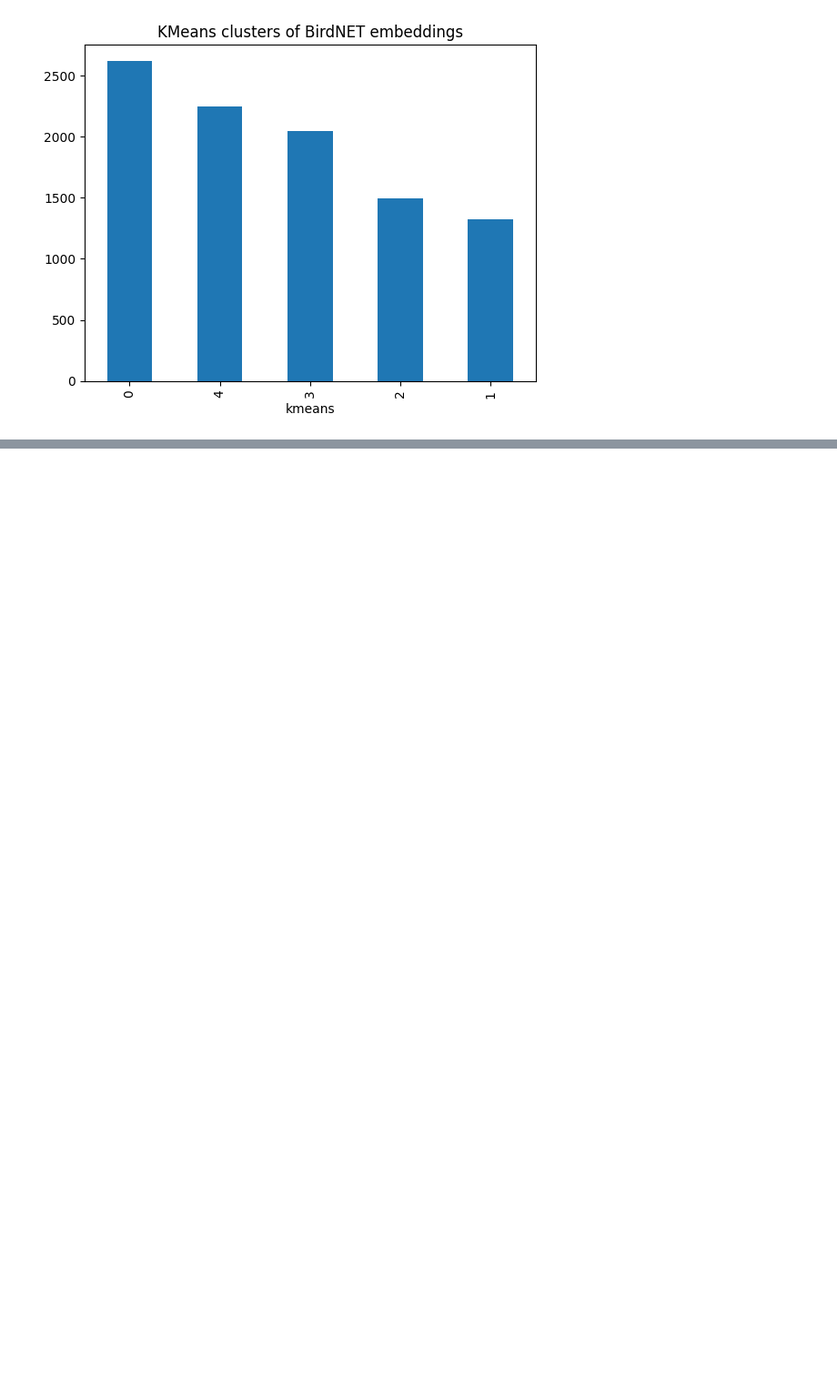
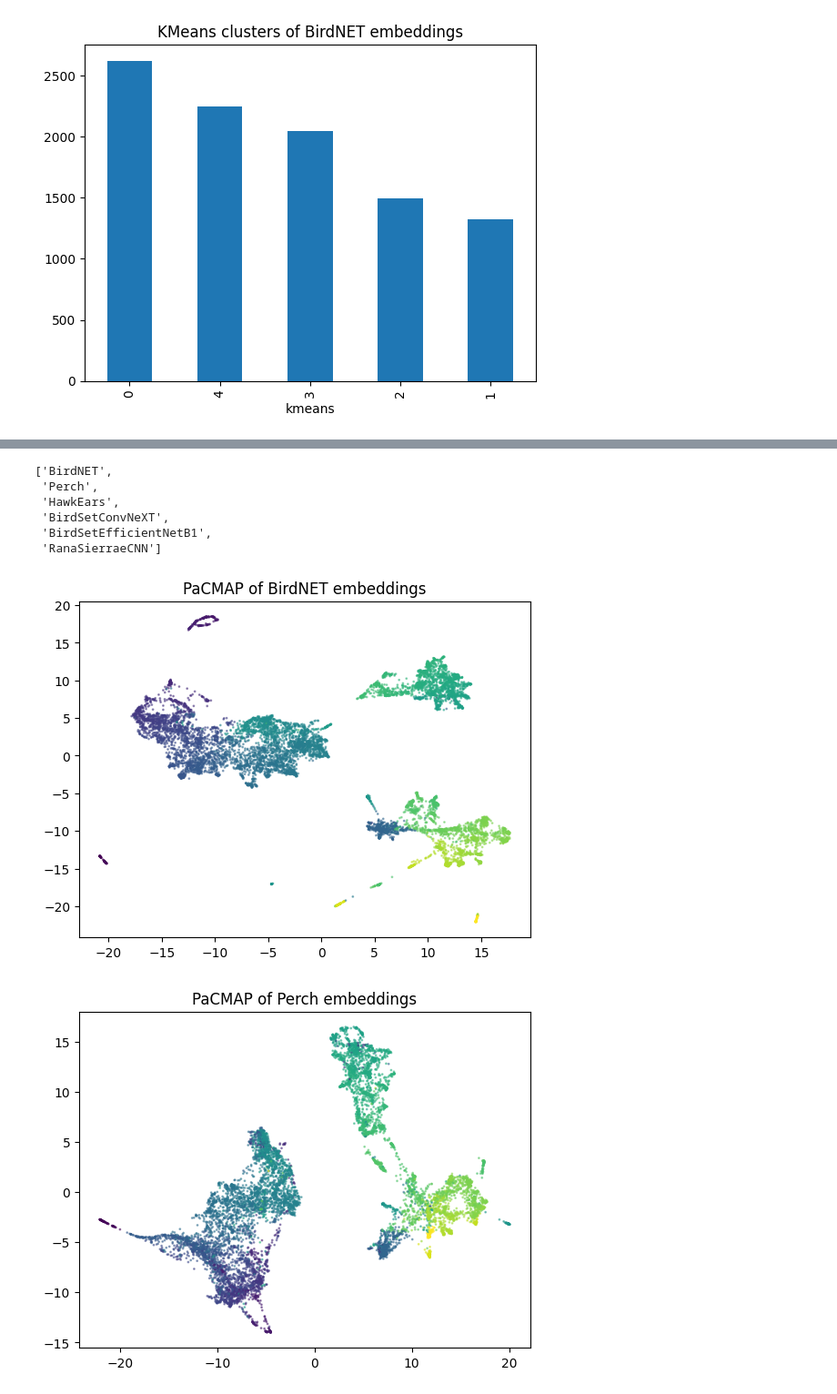
Before and after one commit to dsgt-arc/birdclef-2025, a Jupyter notebook: notebooks/eda/004-embeddings.ipynb, the cells around one changed output, grey strips where cells are left out. Shown at 91% size. Cells and saved outputs as stored; diff of their text form; code cells hidden in the pictures; blank space fills up the shorter version.

Commit message:
Add notebook with all of the resulting embeddings

```diff
--- a/notebooks/eda/004-embeddings.ipynb
+++ b/notebooks/eda/004-embeddings.ipynb
@@ -72,0 +73,11 @@ summarize_timings(f"{root}/infer-soundscape/Perch/parts/timing")
+# %%
+models = [
+    "BirdNET",
+    "Perch",
+    "HawkEars",
+    "BirdSetConvNeXT",
+    "BirdSetEfficientNetB1",
+    "RanaSierraeCNN",
+]
+for model in models:
+    summarize_timings(f"{root}/infer-soundscape/{model}/parts/timing")
@@ -180,0 +216,20 @@ plot_embeddings(avg_perch, "PaCMAP of Perch embeddings", color=pdf["kmeans"])
+# %%
+# now let's run this for all models
+display(models)
+embeddings = {}
+for model in models:
+    df = read_embeddings(f"{root}/infer-soundscape/{model}/parts/embed")
+    avg = average_embeddings(df).cache()
+    embeddings[model] = avg
+
+for model in models:
+    plot_embeddings(embeddings[model], f"PaCMAP of {model} embeddings", color=c_g_d1)
+# %% [output]
+['BirdNET',
+ 'Perch',
+ 'HawkEars',
+ 'BirdSetConvNeXT',
+ 'BirdSetEfficientNetB1',
+ 'RanaSierraeCNN']
+[figure, added]
+[figure, added]
```
Also changed, not shown: parts of 12 cells of this notebook.
